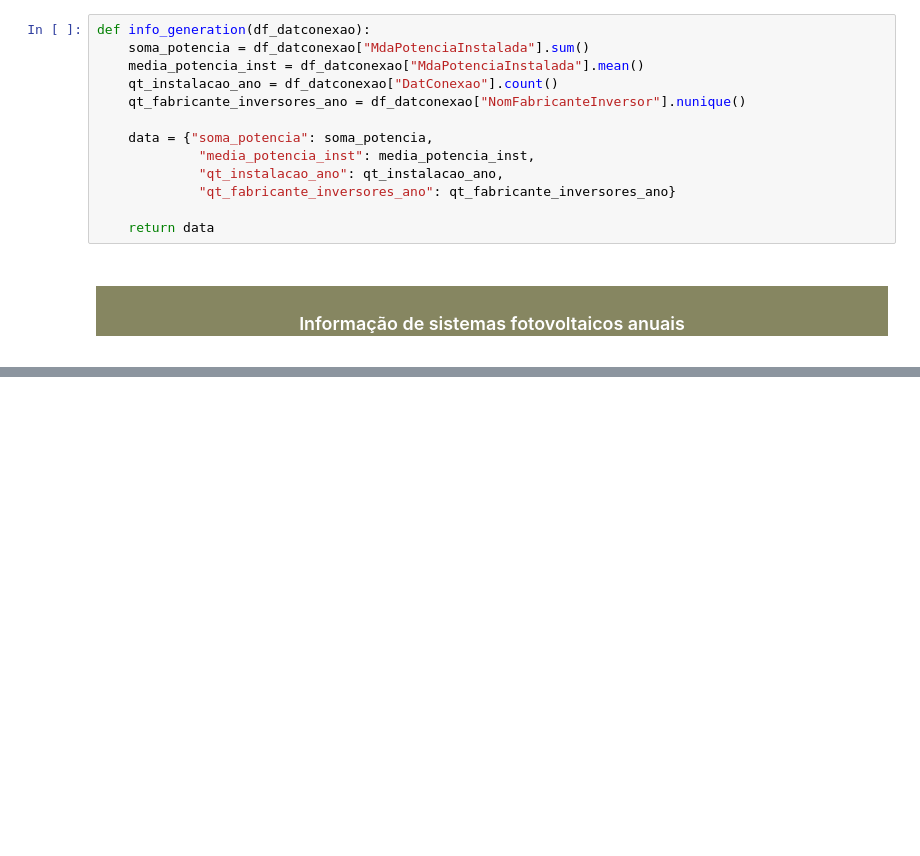
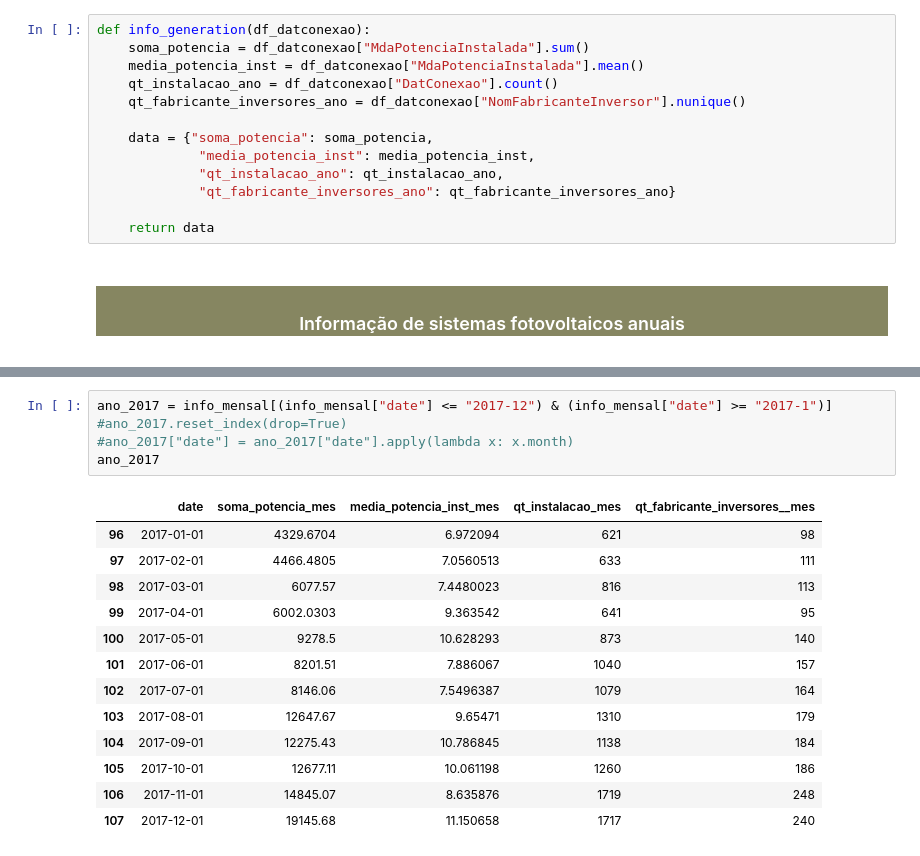
Before and after one commit to Oseiasdfarias/projeto_portifolio_data_science, a Jupyter notebook: geracao_distribuida_fotovoltaica.ipynb, the cells around one changed output, grey strips where cells are left out. Cells and saved outputs as stored; diff of their text form; blank space fills up the shorter version.

```diff
--- a/geracao_distribuida_fotovoltaica.ipynb
+++ b/geracao_distribuida_fotovoltaica.ipynb
@@ -215,0 +349,19 @@ plt.show()
+# %%
+ano_2017 = info_mensal[(info_mensal["date"] <= "2017-12") & (info_mensal["date"] >= "2017-1")]
+#ano_2017.reset_index(drop=True)
+#ano_2017["date"] = ano_2017["date"].apply(lambda x: x.month)
+ano_2017
+# %% [output]
+|  | date | soma_potencia_mes | media_potencia_inst_mes | qt_instalacao_mes | qt_fabricante_inversores__mes |
+| 96 | 2017-01-01 | 4329.6704 | 6.972094 | 621 | 98 |
+| 97 | 2017-02-01 | 4466.4805 | 7.0560513 | 633 | 111 |
+| 98 | 2017-03-01 | 6077.57 | 7.4480023 | 816 | 113 |
+| 99 | 2017-04-01 | 6002.0303 | 9.363542 | 641 | 95 |
+| 100 | 2017-05-01 | 9278.5 | 10.628293 | 873 | 140 |
+| 101 | 2017-06-01 | 8201.51 | 7.886067 | 1040 | 157 |
+| 102 | 2017-07-01 | 8146.06 | 7.5496387 | 1079 | 164 |
+| 103 | 2017-08-01 | 12647.67 | 9.65471 | 1310 | 179 |
+| 104 | 2017-09-01 | 12275.43 | 10.786845 | 1138 | 184 |
+| 105 | 2017-10-01 | 12677.11 | 10.061198 | 1260 | 186 |
+| 106 | 2017-11-01 | 14845.07 | 8.635876 | 1719 | 248 |
+| 107 | 2017-12-01 | 19145.68 | 11.150658 | 1717 | 240 |
```
Also changed, not shown: parts of 14 cells of this notebook.
